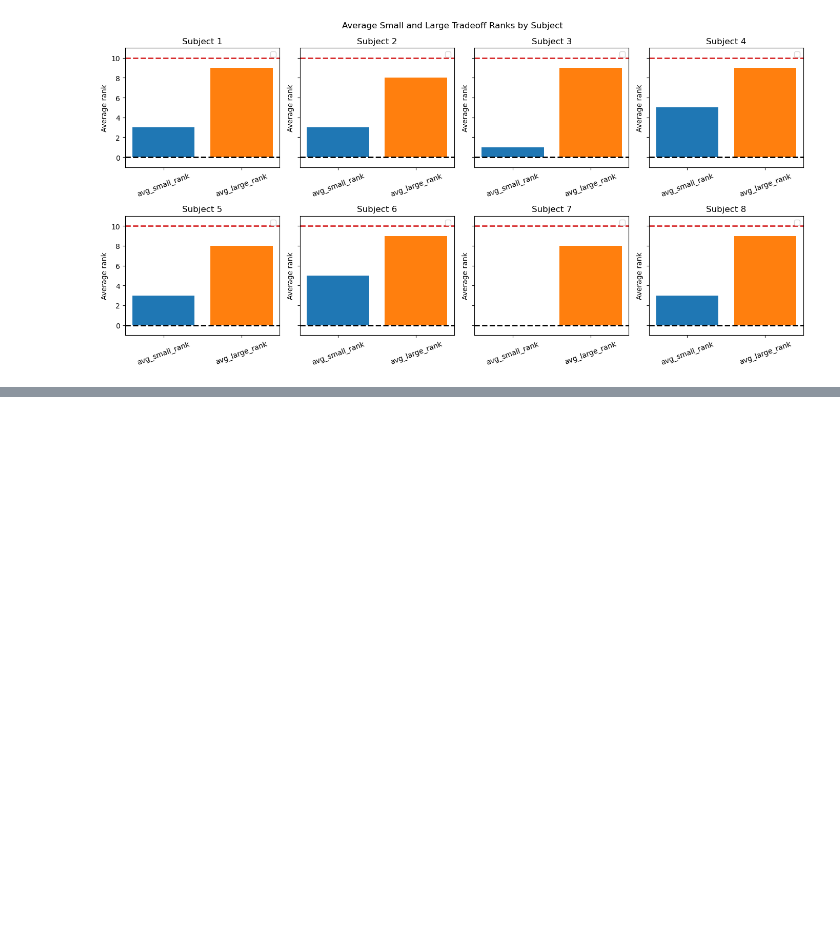
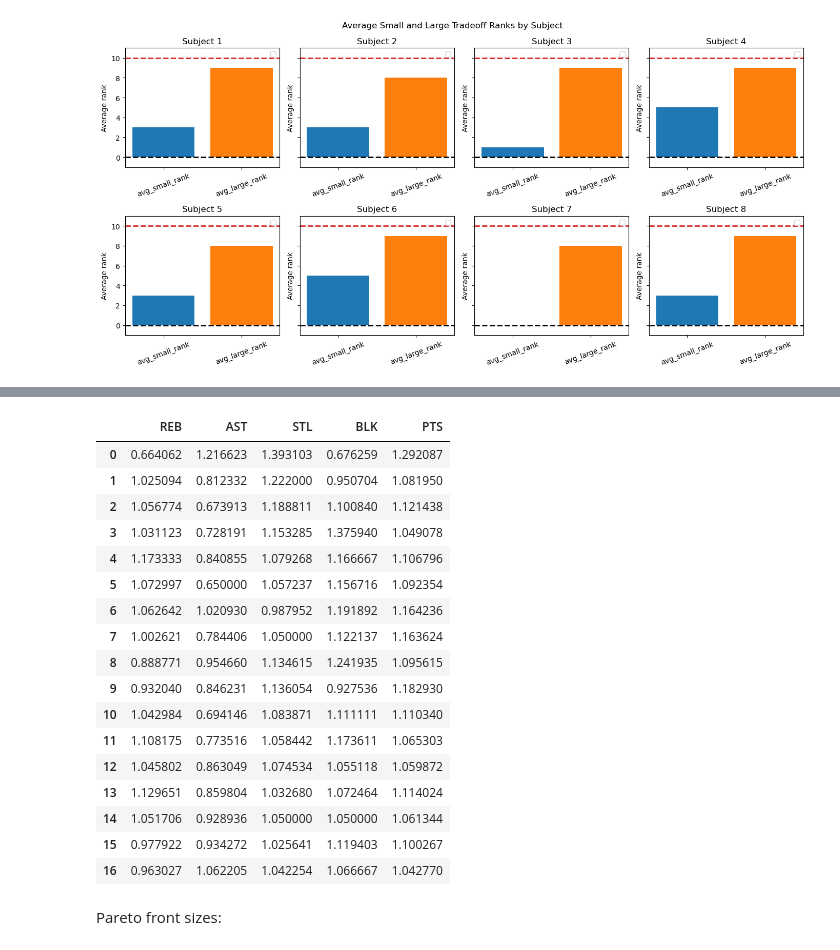
Before and after one commit to rameshsrinivasanuci/multiobjective, a Jupyter notebook: game_data_analysis.ipynb, the cells around one changed output, grey strips where cells are left out. Saved outputs shown, nothing was run; the diff lists cells and outputs as text; code cells hidden in the pictures; blank space fills up the shorter version.

```diff
--- a/game_data_analysis.ipynb
+++ b/game_data_analysis.ipynb
@@ -445,0 +575,61 @@ plt.show()
+# %%
+num_trials = 17
+original_sub_id = 5
+
+rows = []
+for trial_id in range(1, num_trials + 1):
+    # trial_rows = all_info_nonshifted.loc[
+    #     (all_info_nonshifted["sub_id"] == sub_id)
+    #     & (all_info_nonshifted["trial_id"] == trial_id)
+    # ]
+
+    # last_submission = int(trial_rows["submission_number"].max())
+    # aspiration = np.asarray(
+    #         trial_rows.loc[
+    #             trial_rows["submission_number"] == last_submission,
+    #             "slider_values",
+    #         ].iloc[0],
+    #         dtype=float,
+    #     )
+    # aspirations[trial_id - 1] = aspiration
+
+    with open(f"data/sub_data/sub_{original_sub_id}/sub_{original_sub_id}_block_2_trial_{trial_id}.json") as file:
+        data = json.load(file)
+
+    df = pd.json_normalize(
+        data,
+        record_path="submissions",
+        meta=["trial_id", "submission_count", "sub_id", "block_id", "trial_type"],
+    )
+
+    aspiration_frac = np.asarray([
+            np.asarray(values) / np.asarray(maxs)
+            for values, maxs in zip(df["slider_values"], df["slider_medians"])
+        ])[-1]
+    rows.append(aspiration_frac)
+
+objective_names = df["objective_names"].iloc[-1]
+aspiration_fracs = pd.DataFrame(rows, columns=objective_names)
+# %%
+aspiration_fracs
+# %% [output]
+|  | REB | AST | STL | BLK | PTS |
+| 0 | 0.664062 | 1.216623 | 1.393103 | 0.676259 | 1.292087 |
+| 1 | 1.025094 | 0.812332 | 1.222000 | 0.950704 | 1.081950 |
+| 2 | 1.056774 | 0.673913 | 1.188811 | 1.100840 | 1.121438 |
+| 3 | 1.031123 | 0.728191 | 1.153285 | 1.375940 | 1.049078 |
+| 4 | 1.173333 | 0.840855 | 1.079268 | 1.166667 | 1.106796 |
+| 5 | 1.072997 | 0.650000 | 1.057237 | 1.156716 | 1.092354 |
+| 6 | 1.062642 | 1.020930 | 0.987952 | 1.191892 | 1.164236 |
+| 7 | 1.002621 | 0.784406 | 1.050000 | 1.122137 | 1.163624 |
+| 8 | 0.888771 | 0.954660 | 1.134615 | 1.241935 | 1.095615 |
+| 9 | 0.932040 | 0.846231 | 1.136054 | 0.927536 | 1.182930 |
+| 10 | 1.042984 | 0.694146 | 1.083871 | 1.111111 | 1.110340 |
+| 11 | 1.108175 | 0.773516 | 1.058442 | 1.173611 | 1.065303 |
+| 12 | 1.045802 | 0.863049 | 1.074534 | 1.055118 | 1.059872 |
+| 13 | 1.129651 | 0.859804 | 1.032680 | 1.072464 | 1.114024 |
+| 14 | 1.051706 | 0.928936 | 1.050000 | 1.050000 | 1.061344 |
+| 15 | 0.977922 | 0.934272 | 1.025641 | 1.119403 | 1.100267 |
+| 16 | 0.963027 | 1.062205 | 1.042254 | 1.066667 | 1.042770 |
+# %% [markdown]
+Pareto front sizes:
```
Also changed, not shown: parts of 12 cells of this notebook, 1 other file.
